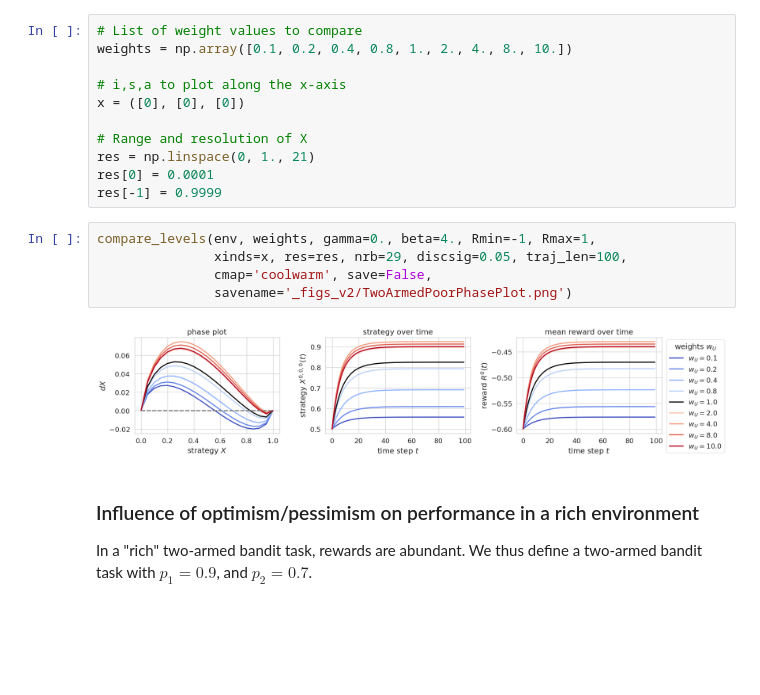
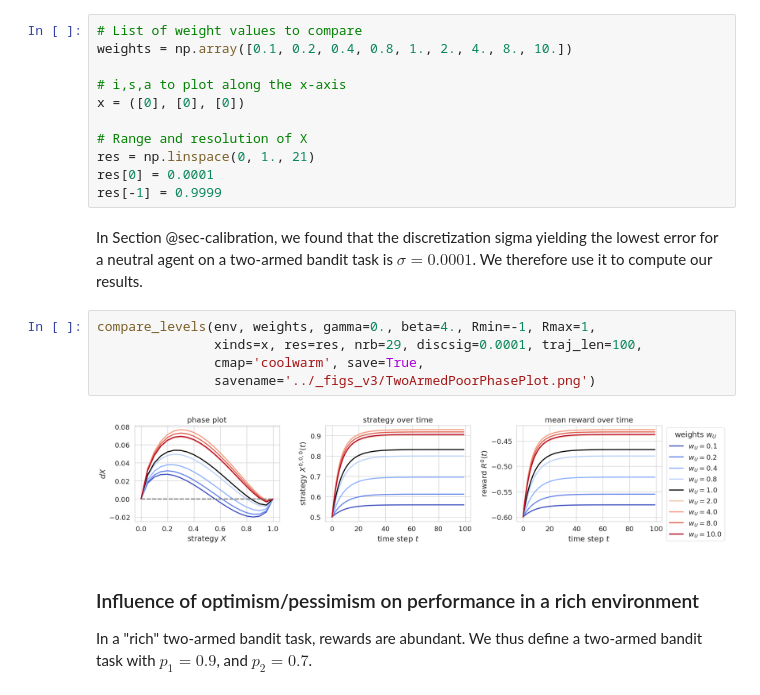
Before and after one commit to gerardoparra/pyDDRL, a Jupyter notebook: nbs/05_Results.ipynb, the cells around one changed output. Drawn from its saved outputs; the diff is of its cells as text; blank space fills up the shorter version.

Commit message:
Add error calculation data

```diff
--- a/nbs/05_Results.ipynb
+++ b/nbs/05_Results.ipynb
@@ -246,13 +246,15 @@ x = ([0], [0], [0])
 res = np.linspace(0, 1., 21)
 res[0] = 0.0001
 res[-1] = 0.9999
+# %% [markdown]
+In Section @sec-calibration, we found that the discretization sigma yielding the lowest error for a neutral agent on a two-armed bandit task is $\sigma=0.0001$. We therefore use it to compute our results.
 # %%
 compare_levels(env, weights, gamma=0., beta=4., Rmin=-1, Rmax=1,
-               xinds=x, res=res, nrb=29, discsig=0.05, traj_len=100,
-               cmap='coolwarm', save=False,
-               savename='_figs_v2/TwoArmedPoorPhasePlot.png')
+               xinds=x, res=res, nrb=29, discsig=0.0001, traj_len=100,
+               cmap='coolwarm', save=True,
+               savename='../_figs_v3/TwoArmedPoorPhasePlot.png')
 # %% [output]
-[figure, old version]
+[figure, new version]
 # %% [markdown]
 ### Influence of optimism/pessimism on performance in a rich environment
 
```
Also changed, not shown: parts of 30 cells of this notebook, 11 other files.
